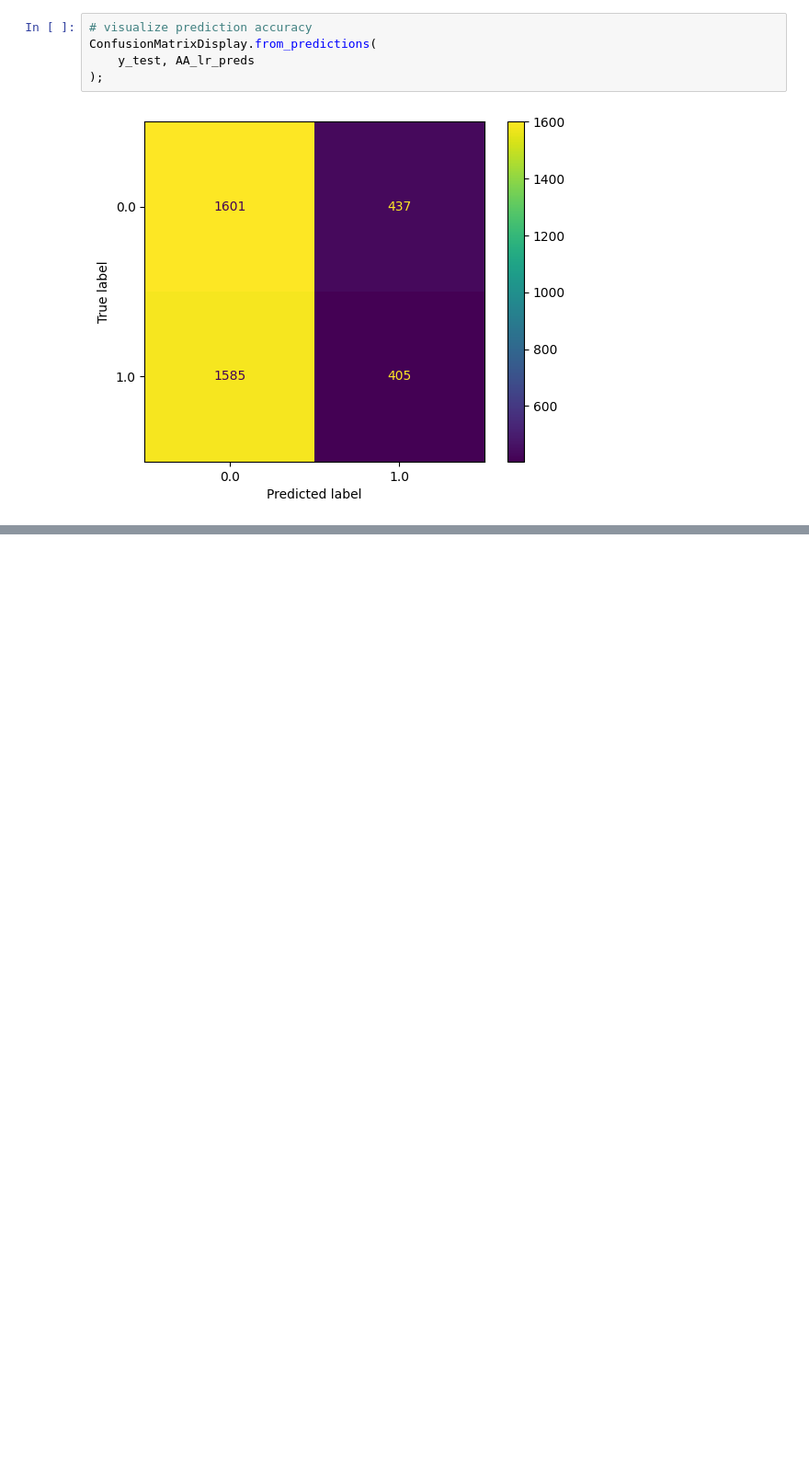
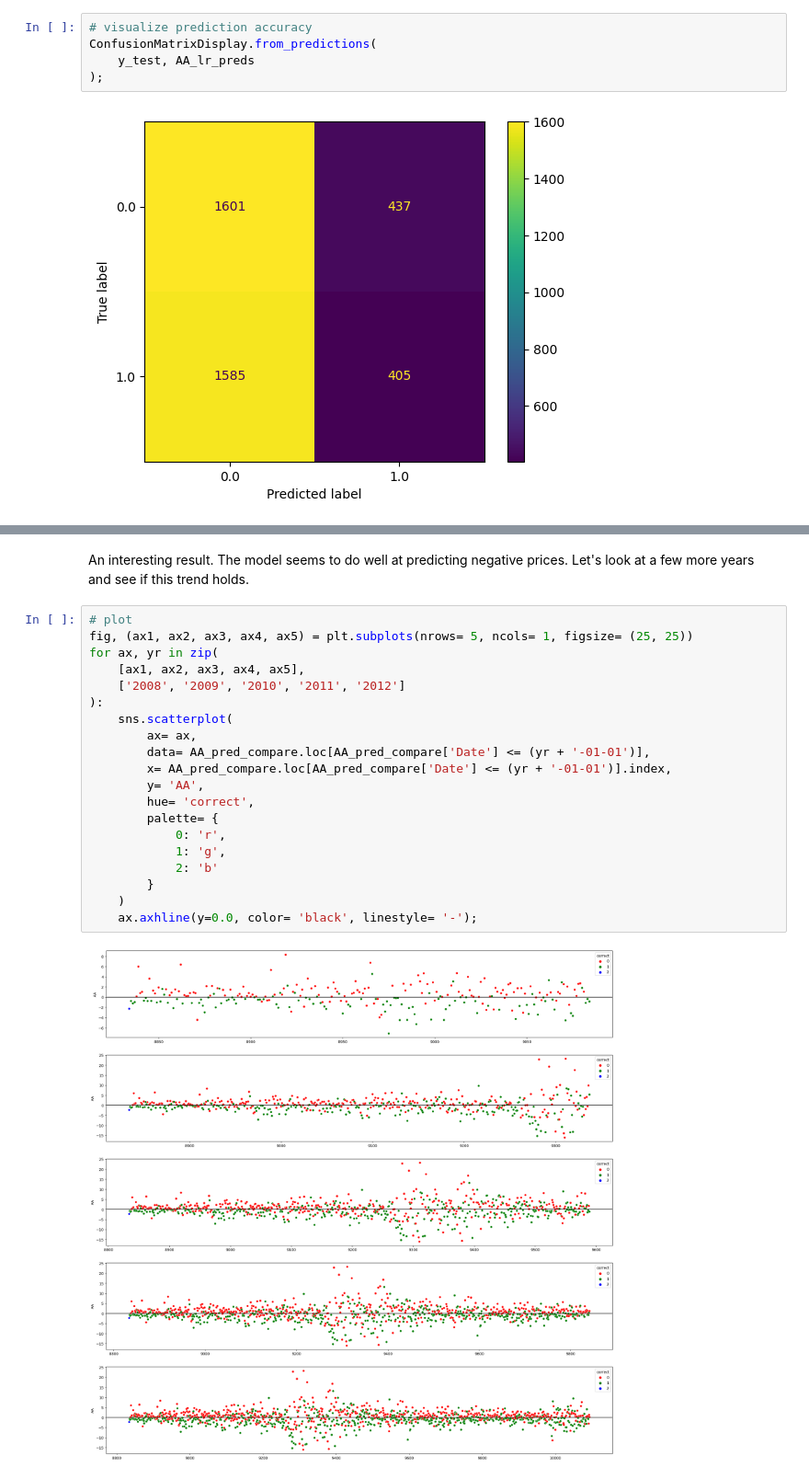
Before and after one commit to zdravoj/stock-bot, a Jupyter notebook: trading_sandbox.ipynb, the cells around one changed output, grey strips where cells are left out. Shown at 92% size. Drawn from its saved outputs; the diff is of its cells as text; blank space fills up the shorter version.

```diff
--- a/trading_sandbox.ipynb
+++ b/trading_sandbox.ipynb
@@ -707,0 +738,24 @@ ConfusionMatrixDisplay.from_predictions(
+# %% [markdown]
+An interesting result. The model seems to do well at predicting negative prices. Let's look at a few more years and see if this trend holds.
+# %%
+# plot
+fig, (ax1, ax2, ax3, ax4, ax5) = plt.subplots(nrows= 5, ncols= 1, figsize= (25, 25))
+for ax, yr in zip(
+    [ax1, ax2, ax3, ax4, ax5],
+    ['2008', '2009', '2010', '2011', '2012']
+):
+    sns.scatterplot(
+        ax= ax,
+        data= AA_pred_compare.loc[AA_pred_compare['Date'] <= (yr + '-01-01')],
+        x= AA_pred_compare.loc[AA_pred_compare['Date'] <= (yr + '-01-01')].index,
+        y= 'AA',
+        hue= 'correct',
+        palette= {
+            0: 'r',
+            1: 'g',
+            2: 'b'
+        }
+    )
+    ax.axhline(y=0.0, color= 'black', linestyle= '-');
+# %% [output]
+[figure, added]
```
Also changed, not shown: parts of 6 cells of this notebook.
